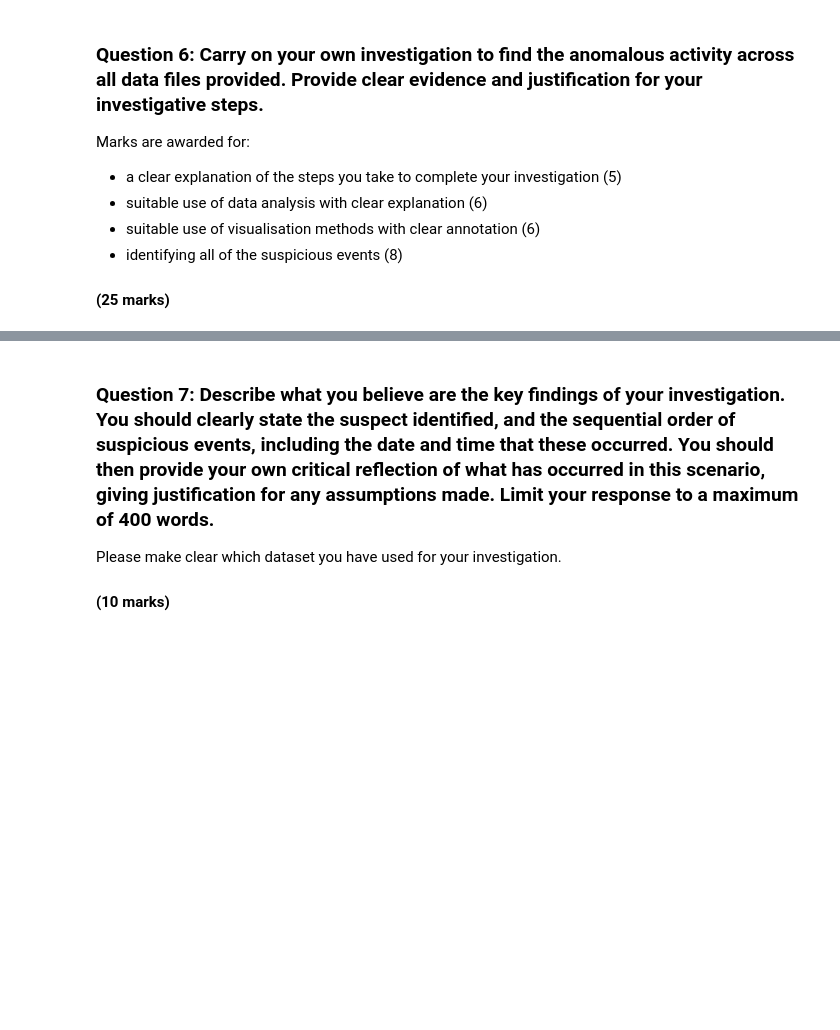
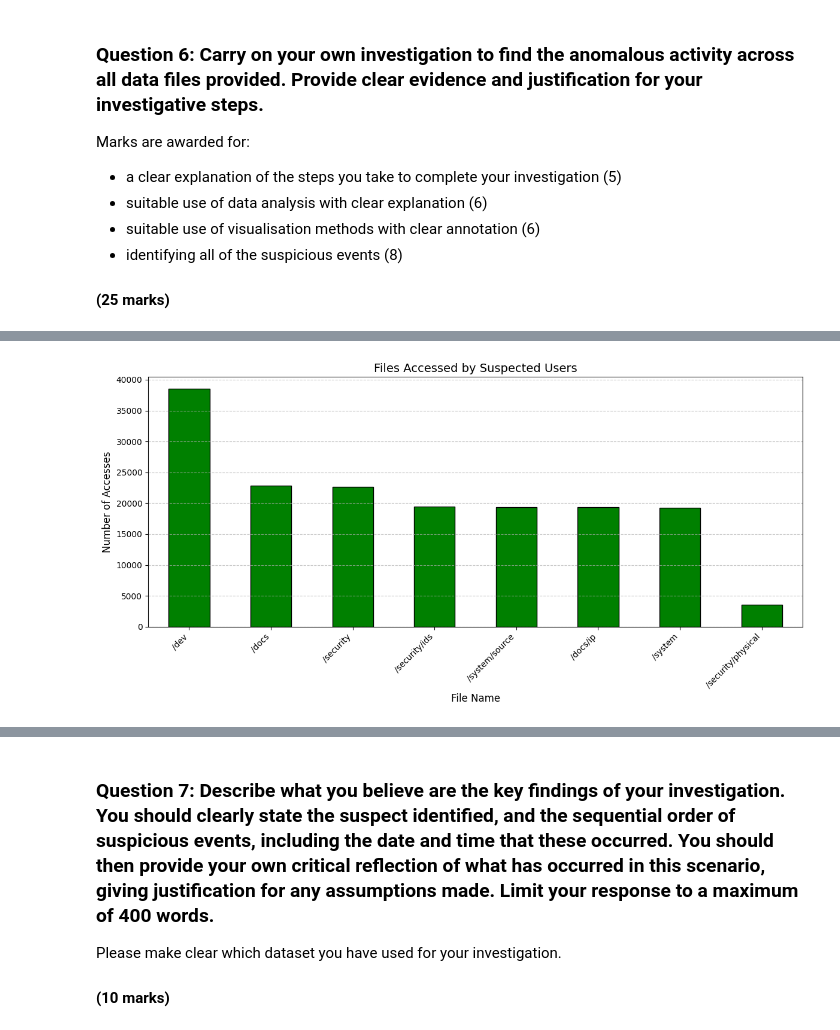
Before and after one commit to DuyTek/SDAV-Portfolio, a Jupyter notebook: 24072181_PART3.ipynb, the cells around one changed output, grey strips where cells are left out. Saved outputs shown, nothing was run; the diff lists cells and outputs as text; code cells hidden in the pictures; blank space fills up the shorter version.

```diff
--- a/UFCFEL-15-3-part3-student.ipynb
+++ b/24072181_PART3.ipynb
@@ -397,0 +498,17 @@ Marks are awarded for:
+# %%
+## FIND THE PC OF SUSPECTED USERS
+updated_suspected_users = pd.concat([suspected_users, top_high_email_senders])
+updated_suspected_users = updated_suspected_users.groupby(
+    updated_suspected_users.index).sum()
+
+suspected_users_pcs = login_data[login_data['user'].isin(
+    updated_suspected_users.index)][['user', 'pc']].drop_duplicates()
+suspected_users_pcs = suspected_users_pcs.set_index('user')['pc']
+
+updated_suspected_users = updated_suspected_users.to_frame(name='logins')
+updated_suspected_users['pc'] = suspected_users_pcs
+updated_suspected_users['emails_sent'] = high_email_senders[high_email_senders.index.isin(
+    updated_suspected_users.index)]
+
+print("Updated suspected users with 'pc' and 'emails_sent' labels:")
+print(updated_suspected_users)
@@ -397,0 +531,20 @@ Marks are awarded for:
+# %%
+
+# VISUALIZE THE FILES ACCESSED BY SUSPECTED USERS
+files_accessed_by_suspected_users = file_data[file_data['user'].isin(
+    updated_suspected_users.index)]
+
+file_access_counts = files_accessed_by_suspected_users['filename'].value_counts(
+)
+
+plt.figure(figsize=(12, 6))
+file_access_counts.plot(kind='bar', color='green', edgecolor='black')
+plt.title('Files Accessed by Suspected Users', fontsize=14)
+plt.xlabel('File Name', fontsize=12)
+plt.ylabel('Number of Accesses', fontsize=12)
+plt.xticks(rotation=45, fontsize=10, ha='right')
+plt.grid(axis='y', linestyle='--', alpha=0.7)
+plt.tight_layout()
+plt.show()
+# %% [output]
+[figure, added]
```
Also changed, not shown: parts of 15 cells of this notebook.
